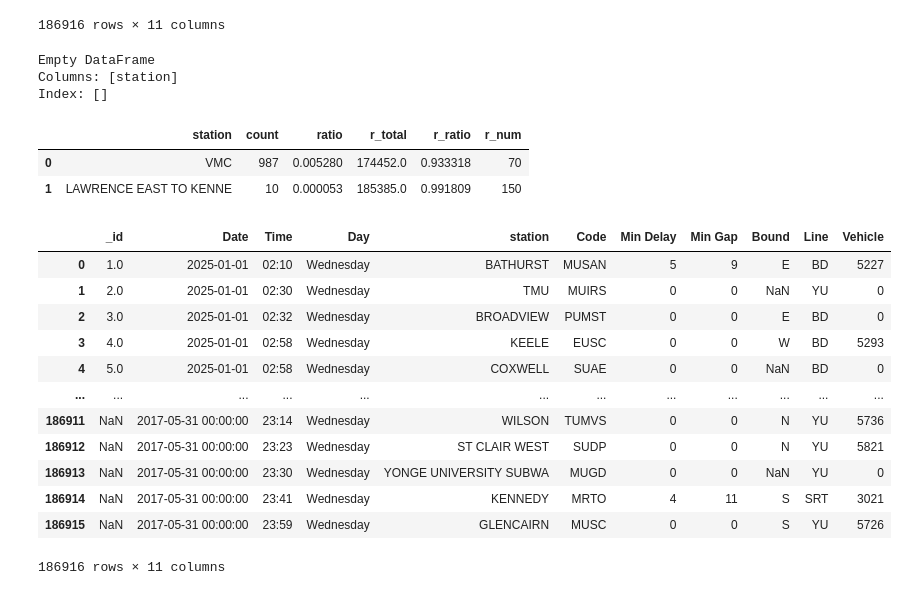
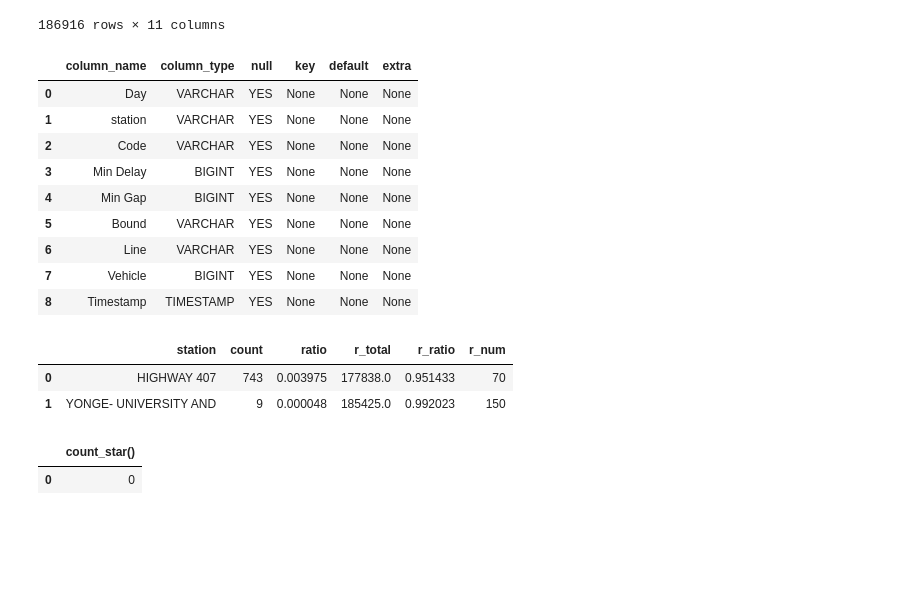
Before and after one commit to DevAwol/TTCdelay, a Jupyter notebook: explore.ipynb, the cells around one changed output. Cells and saved outputs as stored; diff of their text form; code cells hidden in the pictures; blank space fills up the shorter version.

Commit message:
Discard non matching data rows from clean delay data

```diff
--- a/explore.ipynb
+++ b/explore.ipynb
@@ -244,7 +242,7 @@ SELECT * FROM all_delays
 | 186915 | NaN | 2017-05-31 00:00:00 | 23:59 | Wednesday | GLENCAIRN STATION | MUSC | 0 | 0 | S | YU | 5726 |
 186916 rows × 11 columns
 # %%
-pd.set_option('display.max_rows', None)
+pd.set_option('display.max_rows', 25)
 
 con.sql("""
 CREATE OR REPLACE TABLE clean_delays AS
@@ -264,26 +262,51 @@ CREATE OR REPLACE TABLE clean_delays AS
     s8 AS (
         SELECT * REPLACE (REPLACE(station, 'EGLINTON WEST', 'CEDARVALE') AS station) FROM s7),
     s9 AS (
-        SELECT * REPLACE (REGEXP_REPLACE(station, '^DUNDAS WEST$', 'TMU') AS station) FROM s8),
+        SELECT * REPLACE (REGEXP_REPLACE(station, '^DUNDAS$', 'TMU') AS station) FROM s8),
     s10 AS (
         SELECT * REPLACE (REGEXP_REPLACE(station, '^DUNDAS$', 'TMU') AS station) FROM s9),
     s11 AS (
         SELECT * REPLACE (REGEXP_REPLACE(station, '^BLOOR$', 'BLOOR-YONGE') AS station) FROM s10),
     s12 AS (
-        SELECT * REPLACE (REGEXP_REPLACE(station, '^YONGE$', 'BLOOR-YONGE') AS station) FROM s11)
-SELECT * FROM s12
+        SELECT * REPLACE (REGEXP_REPLACE(station, '^YONGE$', 'BLOOR-YONGE') AS station) FROM s11),
+    s13 AS (
+        SELECT * REPLACE (REGEXP_REPLACE(station, '^SHEPPARD$', 'SHEPPARD-YONGE') AS station) FROM s12),
+    s14 AS (
+        SELECT * REPLACE (REGEXP_REPLACE(station, '^VAUGHAN MC$', 'VAUGHAN METROPOLITAN CENTRE') AS station) FROM s13),
+    s15 AS (
+        SELECT * REPLACE (REPLACE(station, 'CTR', 'CENTRE') AS station) FROM s14),
+    s16 AS (
+        SELECT * REPLACE (REPLACE(station, 'VMC', 'VAUGHAN METROPOLITAN CENTRE') AS station) FROM s15),
+    s17 AS (
+        SELECT * REPLACE (REPLACE(station, 'YONGE SHP', 'SHEPPARD-YONGE') AS station) FROM s16),
+    s18 AS (
+        SELECT * REPLACE (REGEXP_REPLACE(station, ' STATIO$', '') AS station) FROM s17),
+    s19 AS (
+        SELECT * EXCLUDE(Date), SPLIT_PART(Date, ' ', 1) AS Date_normalized FROM s18),
+    s20 AS (
+        SELECT * EXCLUDE(_id, Time, Date_normalized), STRPTIME(Date_normalized || ' ' || Time, '%Y-%m-%d %H:%M') AS Timestamp FROM s19),
+    s21 AS (
+        SELECT * EXCLUDE(t1.station, scheduled_trips) FROM s20 LEFT JOIN station_trips_clean t1 ON s20.station = t1.station
+            WHERE t1.station IS NOT NULL)
+SELECT * FROM s21
 """)
 
 result = con.sql("""
-SELECT DISTINCT(station) FROM clean_delays
-WHERE station LIKE 'BLOOR'
+DESCRIBE clean_delays
 """).df()
 
-print(result.to_string())
+result
 # %% [output]
-Empty DataFrame
-Columns: [station]
-Index: []
+|  | column_name | column_type | null | key | default | extra |
+| 0 | Day | VARCHAR | YES | None | None | None |
+| 1 | station | VARCHAR | YES | None | None | None |
+| 2 | Code | VARCHAR | YES | None | None | None |
+| 3 | Min Delay | BIGINT | YES | None | None | None |
+| 4 | Min Gap | BIGINT | YES | None | None | None |
+| 5 | Bound | VARCHAR | YES | None | None | None |
+| 6 | Line | VARCHAR | YES | None | None | None |
+| 7 | Vehicle | BIGINT | YES | None | None | None |
+| 8 | Timestamp | TIMESTAMP | YES | None | None | None |
 # %%
 pd.set_option('display.max_rows', 100)
 
@@ -304,24 +327,13 @@ SELECT * FROM ranked WHERE r_num IN (70,150)
 """).df()
 # %% [output]
 |  | station | count | ratio | r_total | r_ratio | r_num |
-| 0 | VMC | 987 | 0.005280 | 174452.0 | 0.933318 | 70 |
-| 1 | LAWRENCE EAST TO KENNE | 10 | 0.000053 | 185385.0 | 0.991809 | 150 |
+| 0 | HIGHWAY 407 | 743 | 0.003975 | 177838.0 | 0.951433 | 70 |
+| 1 | YONGE- UNIVERSITY AND | 9 | 0.000048 | 185425.0 | 0.992023 | 150 |
 # %%
 con.sql("""
-SELECT *
-FROM clean_delays
+SELECT COUNT(*) FROM clean_delays
+WHERE Timestamp IS NULL
 """).df()
 # %% [output]
-|  | _id | Date | Time | Day | station | Code | Min Delay | Min Gap | Bound | Line | Vehicle |
-| 0 | 1.0 | 2025-01-01 | 02:10 | Wednesday | BATHURST | MUSAN | 5 | 9 | E | BD | 5227 |
-| 1 | 2.0 | 2025-01-01 | 02:30 | Wednesday | TMU | MUIRS | 0 | 0 | NaN | YU | 0 |
-| 2 | 3.0 | 2025-01-01 | 02:32 | Wednesday | BROADVIEW | PUMST | 0 | 0 | E | BD | 0 |
-| 3 | 4.0 | 2025-01-01 | 02:58 | Wednesday | KEELE | EUSC | 0 | 0 | W | BD | 5293 |
-| 4 | 5.0 | 2025-01-01 | 02:58 | Wednesday | COXWELL | SUAE | 0 | 0 | NaN | BD | 0 |
-| ... | ... | ... | ... | ... | ... | ... | ... | ... | ... | ... | ... |
-| 186911 | NaN | 2017-05-31 00:00:00 | 23:14 | Wednesday | WILSON | TUMVS | 0 | 0 | N | YU | 5736 |
-| 186912 | NaN | 2017-05-31 00:00:00 | 23:23 | Wednesday | ST CLAIR WEST | SUDP | 0 | 0 | N | YU | 5821 |
-| 186913 | NaN | 2017-05-31 00:00:00 | 23:30 | Wednesday | YONGE UNIVERSITY SUBWA | MUGD | 0 | 0 | NaN | YU | 0 |
-| 186914 | NaN | 2017-05-31 00:00:00 | 23:41 | Wednesday | KENNEDY | MRTO | 4 | 11 | S | SRT | 3021 |
-| 186915 | NaN | 2017-05-31 00:00:00 | 23:59 | Wednesday | GLENCAIRN | MUSC | 0 | 0 | S | YU | 5726 |
+|  | count_star() |
+| 0 | 0 |
-186916 rows × 11 columns
```
Also changed, not shown: parts of 8 cells of this notebook, 2 other files.
